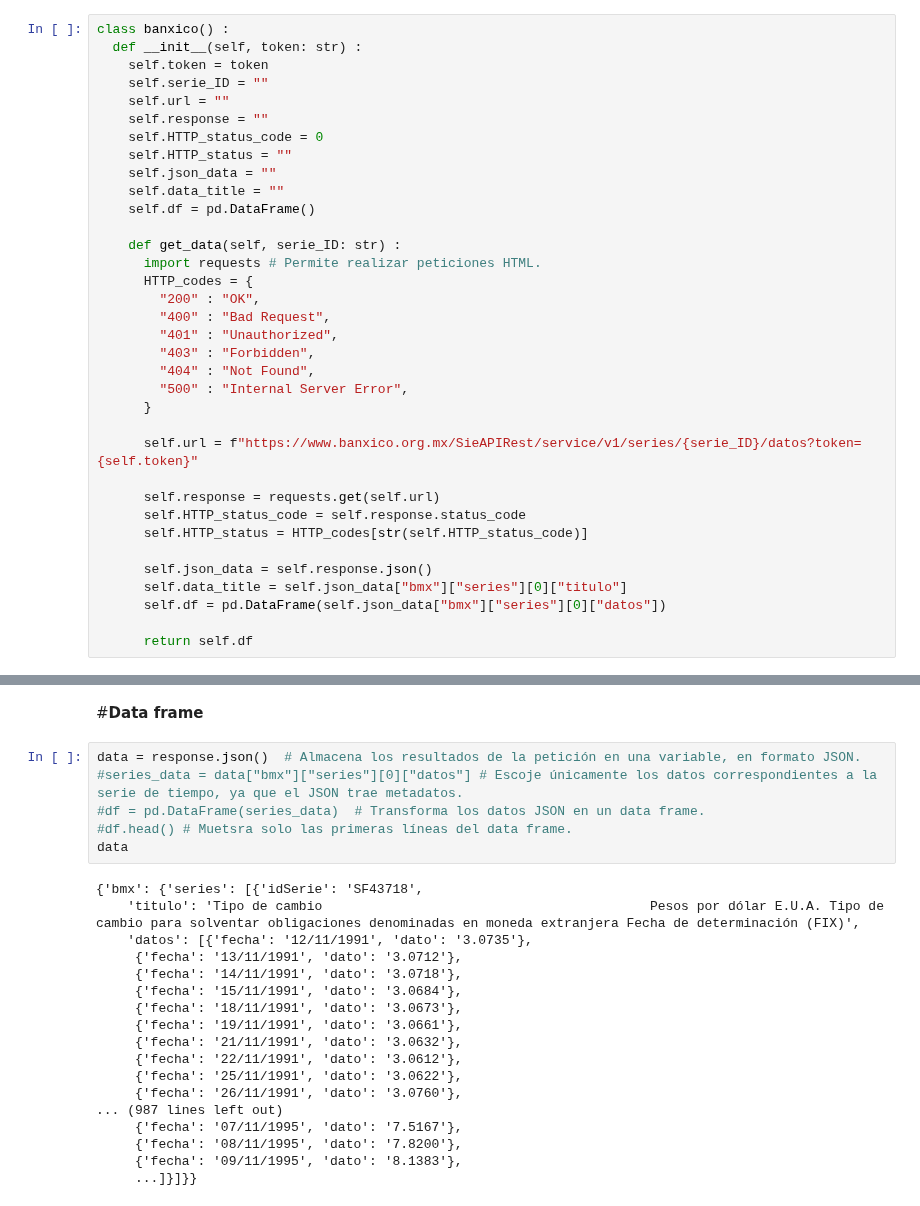
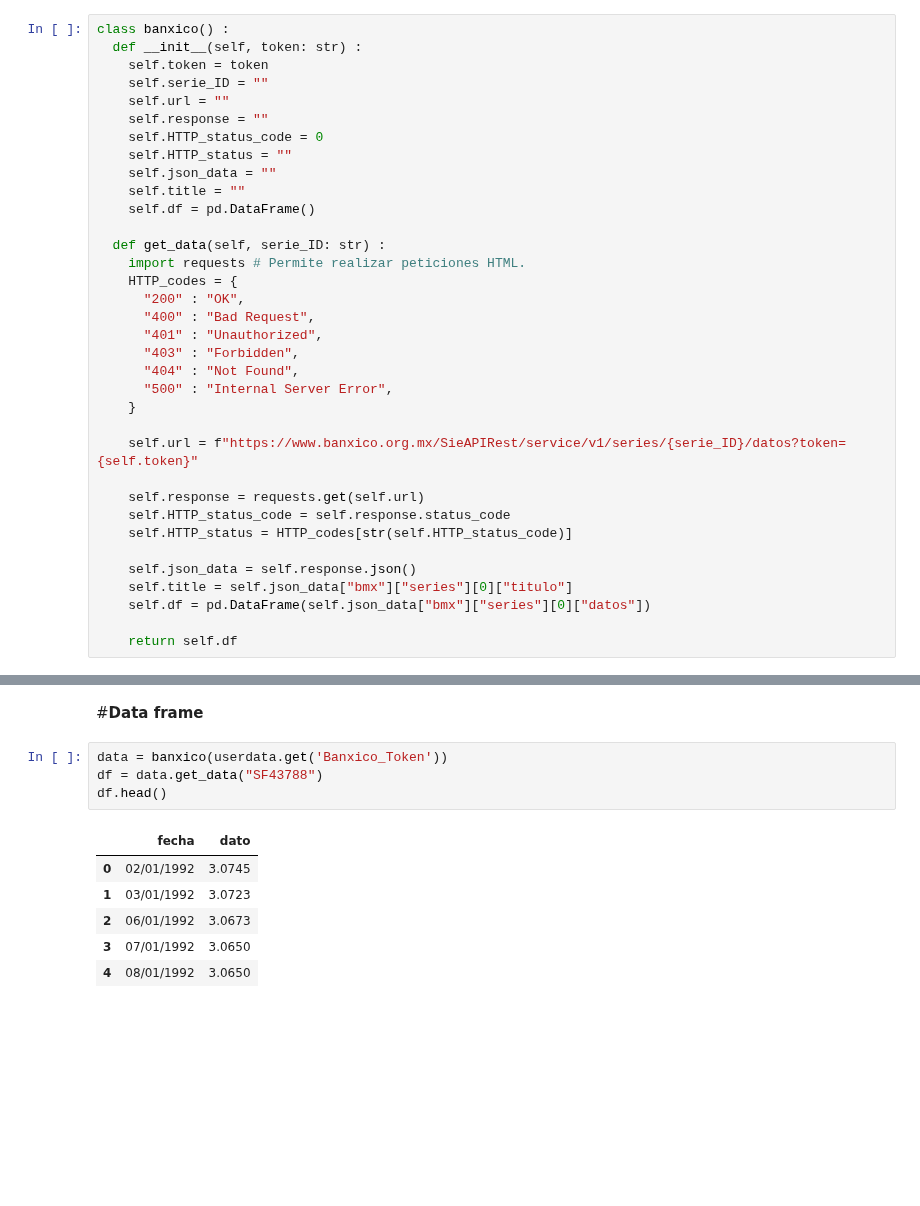
Before and after one commit to rubusarbaro/supplychain-forecast-FIME, a Jupyter notebook: PIA_Prophet.ipynb, the cells around one changed output, grey strips where cells are left out. Saved outputs shown, nothing was run; the diff lists cells and outputs as text; blank space fills up the shorter version.

```diff
--- a/PIA_Prophet.ipynb
+++ b/PIA_Prophet.ipynb
@@ -109,28 +109,28 @@ class banxico() :
     self.HTTP_status_code = 0
     self.HTTP_status = ""
     self.json_data = ""
-    self.data_title = ""
+    self.title = ""
     self.df = pd.DataFrame()
 
-    def get_data(self, serie_ID: str) :
-      import requests # Permite realizar peticiones HTML.
-      HTTP_codes = {
-        "200" : "OK",
-        "400" : "Bad Request",
-        "401" : "Unauthorized",
-        "403" : "Forbidden",
-        "404" : "Not Found",
-        "500" : "Internal Server Error",
-      }
+  def get_data(self, serie_ID: str) :
+    import requests # Permite realizar peticiones HTML.
+    HTTP_codes = {
+      "200" : "OK",
+      "400" : "Bad Request",
+      "401" : "Unauthorized",
+      "403" : "Forbidden",
+      "404" : "Not Found",
+      "500" : "Internal Server Error",
+    }
 
-      self.url = f"https://www.banxico.org.mx/SieAPIRest/service/v1/series/{serie_ID}/datos?token={self.token}"
+    self.url = f"https://www.banxico.org.mx/SieAPIRest/service/v1/series/{serie_ID}/datos?token={self.token}"
 
-      self.response = requests.get(self.url)
-      self.HTTP_status_code = self.response.status_code
-      self.HTTP_status = HTTP_codes[str(self.HTTP_status_code)]
+    self.response = requests.get(self.url)
+    self.HTTP_status_code = self.response.status_code
+    self.HTTP_status = HTTP_codes[str(self.HTTP_status_code)]
 
-      self.json_data = self.response.json()
-      self.data_title = self.json_data["bmx"]["series"][0]["titulo"]
-      self.df = pd.DataFrame(self.json_data["bmx"]["series"][0]["datos"])
+    self.json_data = self.response.json()
+    self.title = self.json_data["bmx"]["series"][0]["titulo"]
+    self.df = pd.DataFrame(self.json_data["bmx"]["series"][0]["datos"])
 
-      return self.df
+    return self.df
@@ -164,29 +137,16 @@ HTTP_codes[str(response.status_code)] # Muestra el significado del código de es
 # %% [markdown]
 #**Data frame**
-# %%
-data = response.json()  # Almacena los resultados de la petición en una variable, en formato JSON.
-#series_data = data["bmx"]["series"][0]["datos"] # Escoje únicamente los datos correspondientes a la serie de tiempo, ya que el JSON trae metadatos.
-#df = pd.DataFrame(series_data)  # Transforma los datos JSON en un data frame.
-#df.head() # Muetsra solo las primeras líneas del data frame.
-data
-# %% [output]
-{'bmx': {'series': [{'idSerie': 'SF43718',
-    'titulo': 'Tipo de cambio                                          Pesos por dólar E.U.A. Tipo de cambio para solventar obligaciones denominadas en moneda extranjera Fecha de determinación (FIX)',
-    'datos': [{'fecha': '12/11/1991', 'dato': '3.0735'},
-     {'fecha': '13/11/1991', 'dato': '3.0712'},
-     {'fecha': '14/11/1991', 'dato': '3.0718'},
-     {'fecha': '15/11/1991', 'dato': '3.0684'},
-     {'fecha': '18/11/1991', 'dato': '3.0673'},
-     {'fecha': '19/11/1991', 'dato': '3.0661'},
-     {'fecha': '21/11/1991', 'dato': '3.0632'},
-     {'fecha': '22/11/1991', 'dato': '3.0612'},
-     {'fecha': '25/11/1991', 'dato': '3.0622'},
-     {'fecha': '26/11/1991', 'dato': '3.0760'},
-... (987 lines left out)
-     {'fecha': '07/11/1995', 'dato': '7.5167'},
-     {'fecha': '08/11/1995', 'dato': '7.8200'},
-     {'fecha': '09/11/1995', 'dato': '8.1383'},
-     ...]}]}}
+# %%
+data = banxico(userdata.get('Banxico_Token'))
+df = data.get_data("SF43788")
+df.head()
+# %% [output]
+|  | fecha | dato |
+| 0 | 02/01/1992 | 3.0745 |
+| 1 | 03/01/1992 | 3.0723 |
+| 2 | 06/01/1992 | 3.0673 |
+| 3 | 07/01/1992 | 3.0650 |
+| 4 | 08/01/1992 | 3.0650 |
 # %%
 diff_df = difference_df(df, "dato")
 spike_dates = get_spike_dates(diff_df, "fecha")
```
Also changed, not shown: parts of 6 cells of this notebook.
